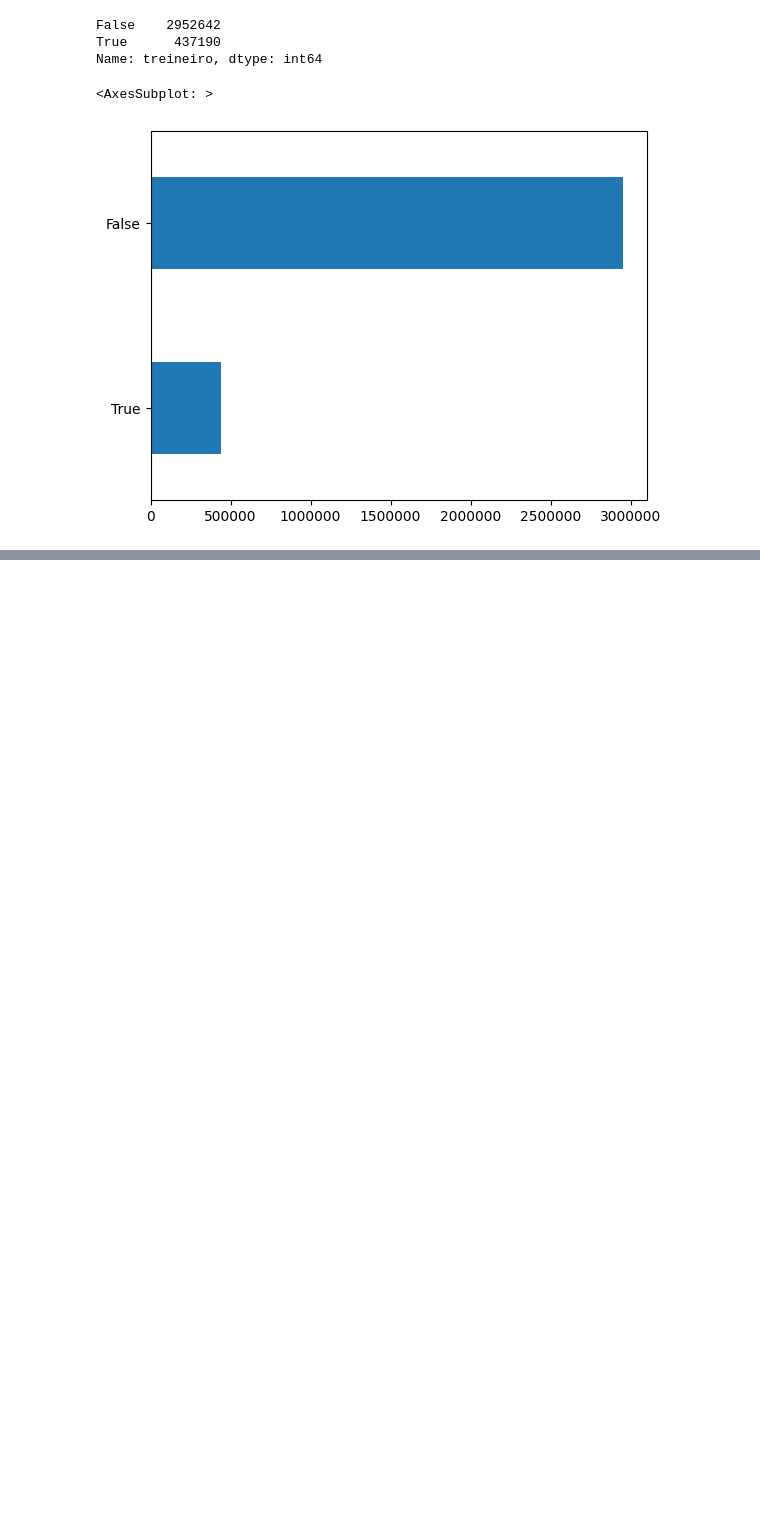
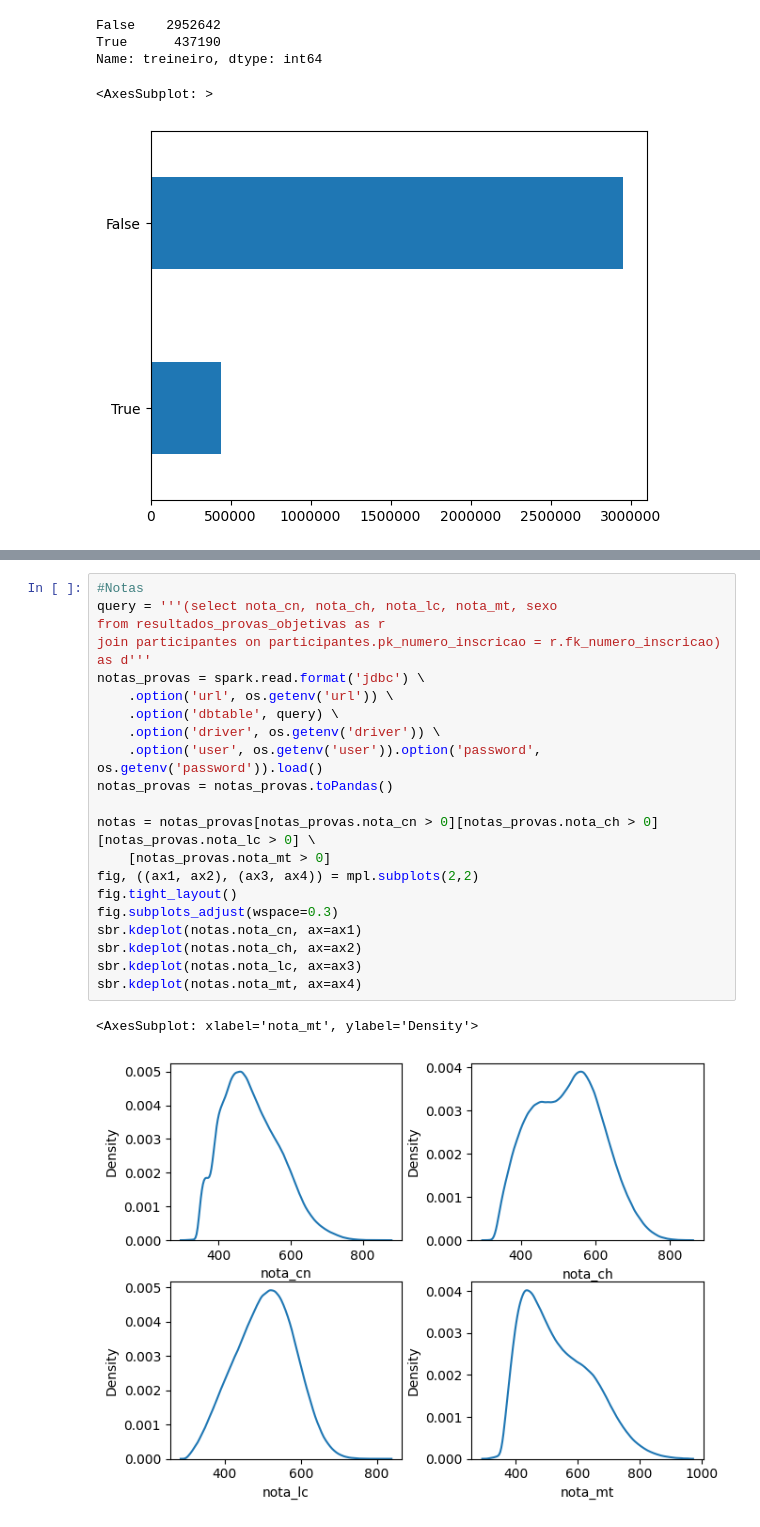
Before and after one commit to rafaeltorres2022/pyspark-enem-project, a Jupyter notebook: analise_dados.ipynb, the cells around one changed output, grey strips where cells are left out. Cells and saved outputs as stored; diff of their text form; blank space fills up the shorter version.

```diff
--- a/analise_dados.ipynb
+++ b/analise_dados.ipynb
@@ -206 +219,25 @@ presenca_provas.value_counts()
+# %%
+#Notas
+query = '''(select nota_cn, nota_ch, nota_lc, nota_mt, sexo
+from resultados_provas_objetivas as r
+join participantes on participantes.pk_numero_inscricao = r.fk_numero_inscricao) as d'''
+notas_provas = spark.read.format('jdbc') \
+    .option('url', os.getenv('url')) \
+    .option('dbtable', query) \
+    .option('driver', os.getenv('driver')) \
+    .option('user', os.getenv('user')).option('password', os.getenv('password')).load()
+notas_provas = notas_provas.toPandas()
+
+notas = notas_provas[notas_provas.nota_cn > 0][notas_provas.nota_ch > 0][notas_provas.nota_lc > 0] \
+    [notas_provas.nota_mt > 0]
+fig, ((ax1, ax2), (ax3, ax4)) = mpl.subplots(2,2)
+fig.tight_layout()
+fig.subplots_adjust(wspace=0.3)
+sbr.kdeplot(notas.nota_cn, ax=ax1)
+sbr.kdeplot(notas.nota_ch, ax=ax2)
+sbr.kdeplot(notas.nota_lc, ax=ax3)
+sbr.kdeplot(notas.nota_mt, ax=ax4)
+# %% [output]
+<AxesSubplot: xlabel='nota_mt', ylabel='Density'>
+[figure, added]
 # %%
```
Also changed, not shown: parts of 13 cells of this notebook.
